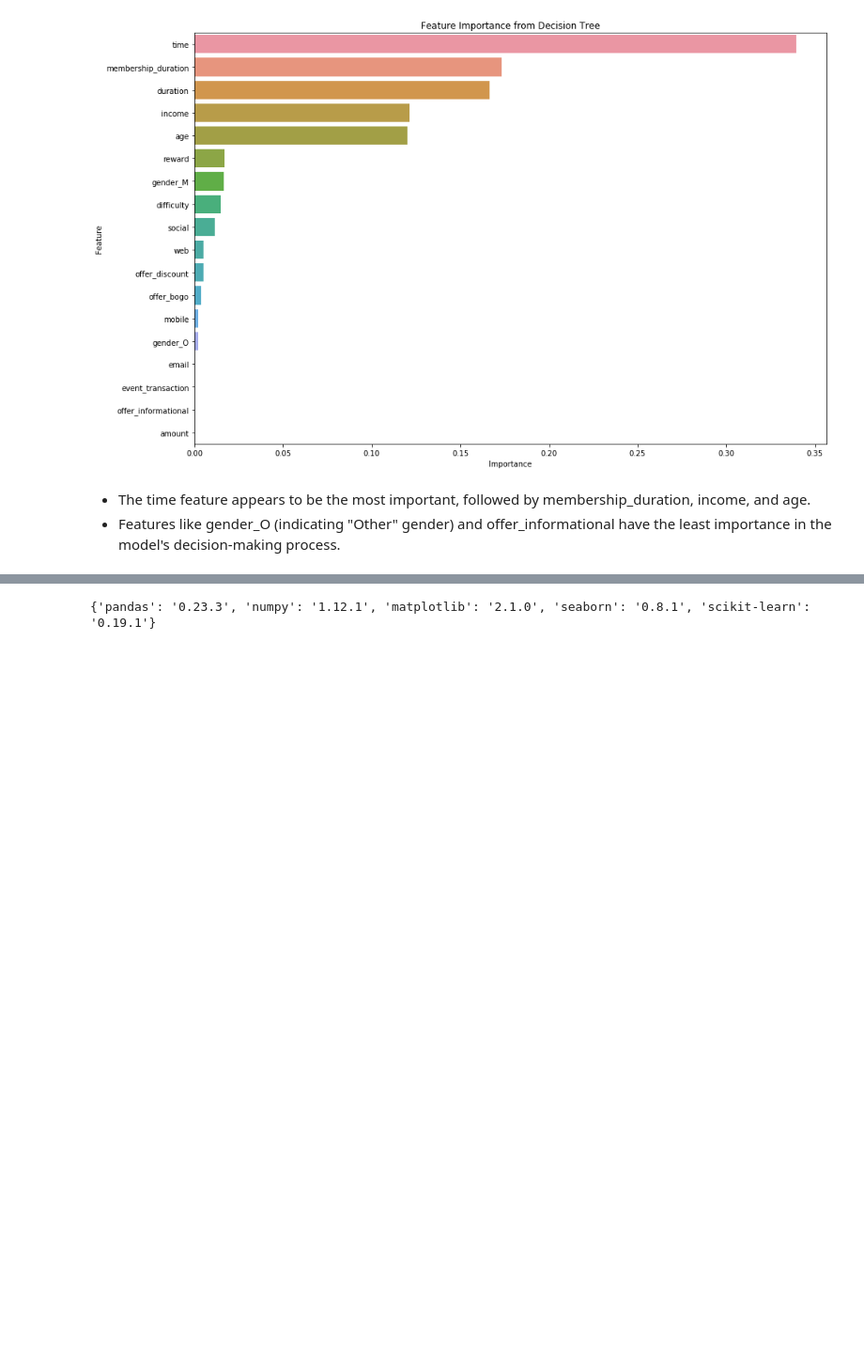
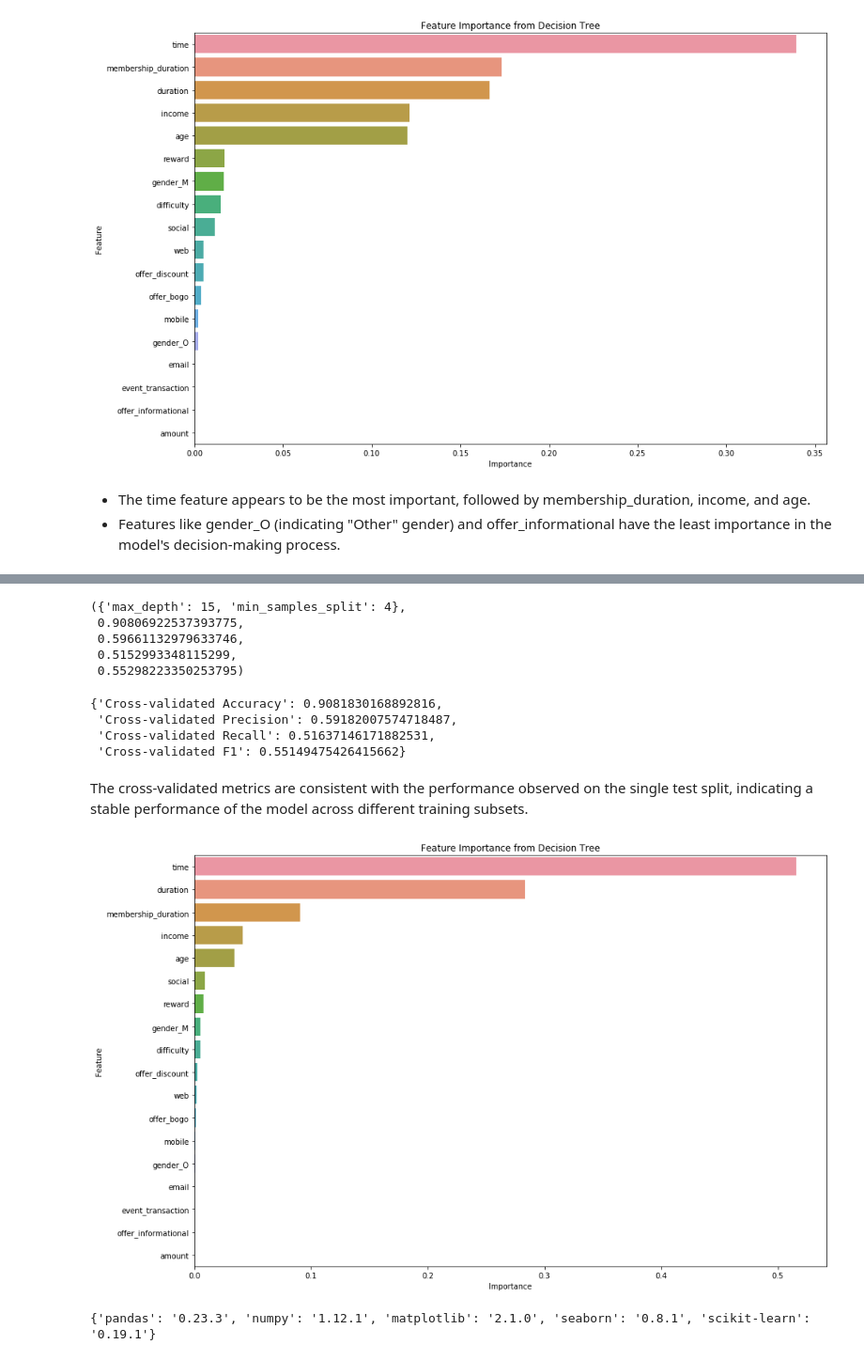
Before and after one commit to aditya-utama-wijaya/udacity-data-science-capstone, a Jupyter notebook: Starbucks_Capstone_notebook.ipynb, the cells around one changed output, grey strips where cells are left out. Shown: that part at 94% size. Saved outputs shown, nothing was run; the diff lists cells and outputs as text; code cells hidden in the pictures; blank space fills up the shorter version.

Commit message:
Added hyperparameter tuning to improve the model performance

```diff
--- a/Starbucks_Capstone_notebook.ipynb
+++ b/Starbucks_Capstone_notebook.ipynb
@@ -552,3 +554,82 @@ plt.show()
+# %%
+from sklearn.model_selection import GridSearchCV
+
+# Defining the parameters for Grid Search
+param_grid = {
+    'max_depth': [10, 15],
+    'min_samples_split': [2, 4]
+}
+
+# Initialize Grid Search with a Decision Tree classifier
+grid_search = GridSearchCV(DecisionTreeClassifier(random_state=42), param_grid, cv=5, scoring='f1')
+
+# Fit the model
+grid_search.fit(X_train_encoded, y_train)
+
+# Getting the best parameters from Grid Search
+best_params = grid_search.best_params_
+
+# Training and predicting using the best model from Grid Search
+best_tree = grid_search.best_estimator_
+y_pred_tuned = best_tree.predict(X_test_encoded)
+
+# Calculate accuracy, precision, recall, and F1-score for the tuned model
+accuracy_tuned = accuracy_score(y_test, y_pred_tuned)
+precision_tuned = precision_score(y_test, y_pred_tuned)
+recall_tuned = recall_score(y_test, y_pred_tuned)
+f1_tuned = f1_score(y_test, y_pred_tuned)
+
+best_params, accuracy_tuned, precision_tuned, recall_tuned, f1_tuned
+# %% [output]
+({'max_depth': 15, 'min_samples_split': 4},
+ 0.90806922537393775,
+ 0.59661132979633746,
+ 0.5152993348115299,
+ 0.55298223350253795)
+# %%
+from sklearn.model_selection import cross_val_score
+
+# Using cross-validation to get a better sense of model's performance
+cross_val_accuracy = cross_val_score(best_tree, X_train_encoded, y_train, cv=5, scoring='accuracy').mean()
+cross_val_precision = cross_val_score(best_tree, X_train_encoded, y_train, cv=5, scoring='precision').mean()
+cross_val_recall = cross_val_score(best_tree, X_train_encoded, y_train, cv=5, scoring='recall').mean()
+cross_val_f1 = cross_val_score(best_tree, X_train_encoded, y_train, cv=5, scoring='f1').mean()
+
+{
+    "Cross-validated Accuracy": cross_val_accuracy,
+    "Cross-validated Precision": cross_val_precision,
+    "Cross-validated Recall": cross_val_recall,
+    "Cross-validated F1": cross_val_f1
+}
+# %% [output]
+{'Cross-validated Accuracy': 0.9081830168892816,
+ 'Cross-validated Precision': 0.59182007574718487,
+ 'Cross-validated Recall': 0.51637146171882531,
+ 'Cross-validated F1': 0.55149475426415662}
+# %% [markdown]
+The cross-validated metrics are consistent with the performance observed on the single test split, indicating a stable performance of the model across different training subsets.
+# %%
+# Extracting feature importance
+feature_importance = best_tree.feature_importances_
+
+# Creating a DataFrame for visualization
+feature_importance_df = pd.DataFrame({
+    'Feature': X_train_encoded.columns,
+    'Importance': feature_importance
+})
+
+# Sorting the features based on importance
+feature_importance_df = feature_importance_df.sort_values(by='Importance', ascending=False)
+
+# Plotting the feature importance
+plt.figure(figsize=(15, 10))
+sns.barplot(x='Importance', y='Feature', data=feature_importance_df)
+plt.title('Feature Importance from Decision Tree')
+plt.xlabel('Importance')
+plt.ylabel('Feature')
+plt.show()
+# %% [output]
+[figure, added]
 # %%
 libraries = {
     'pandas': pd.__version__,
```
Also changed, not shown: parts of 2 cells of this notebook.
